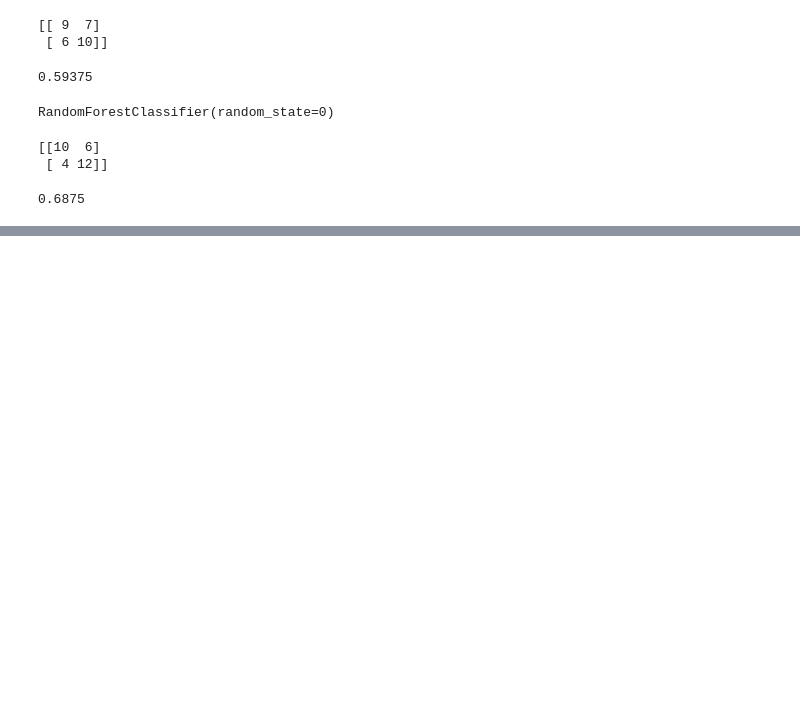
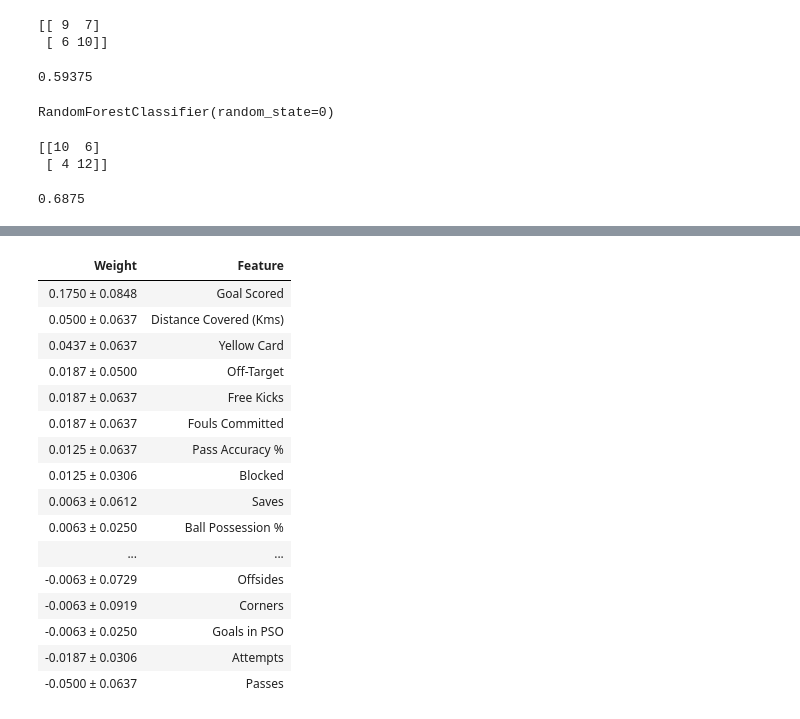
Before and after one commit to Usama-Amjad/Interpretable-Machine-Learning-Applications-Part1, a Jupyter notebook: ExplainingFeaturesTest.ipynb, the cells around one changed output, grey strips where cells are left out. Drawn from its saved outputs; the diff is of its cells as text; code cells hidden in the pictures; blank space fills up the shorter version.

```diff
--- a/ExplainingFeaturesTest.ipynb
+++ b/ExplainingFeaturesTest.ipynb
@@ -53,0 +79,21 @@ accuracy_score(val_y,y_pred2)
+# %%
+perm = PermutationImportance(model2,random_state=1).fit(val_X,val_y)
+show_weights(perm,feature_names=val_X.columns.tolist())
+# %% [output]
+| Weight | Feature |
+| 0.1750 ± 0.0848 | Goal Scored |
+| 0.0500 ± 0.0637 | Distance Covered (Kms) |
+| 0.0437 ± 0.0637 | Yellow Card |
+| 0.0187 ± 0.0500 | Off-Target |
+| 0.0187 ± 0.0637 | Free Kicks |
+| 0.0187 ± 0.0637 | Fouls Committed |
+| 0.0125 ± 0.0637 | Pass Accuracy % |
+| 0.0125 ± 0.0306 | Blocked |
+| 0.0063 ± 0.0612 | Saves |
+| 0.0063 ± 0.0250 | Ball Possession % |
+| ... | ... |
+| -0.0063 ± 0.0729 | Offsides |
+| -0.0063 ± 0.0919 | Corners |
+| -0.0063 ± 0.0250 | Goals in PSO |
+| -0.0187 ± 0.0306 | Attempts |
+| -0.0500 ± 0.0637 | Passes |
```
Also changed, not shown: parts of 4 cells of this notebook.
